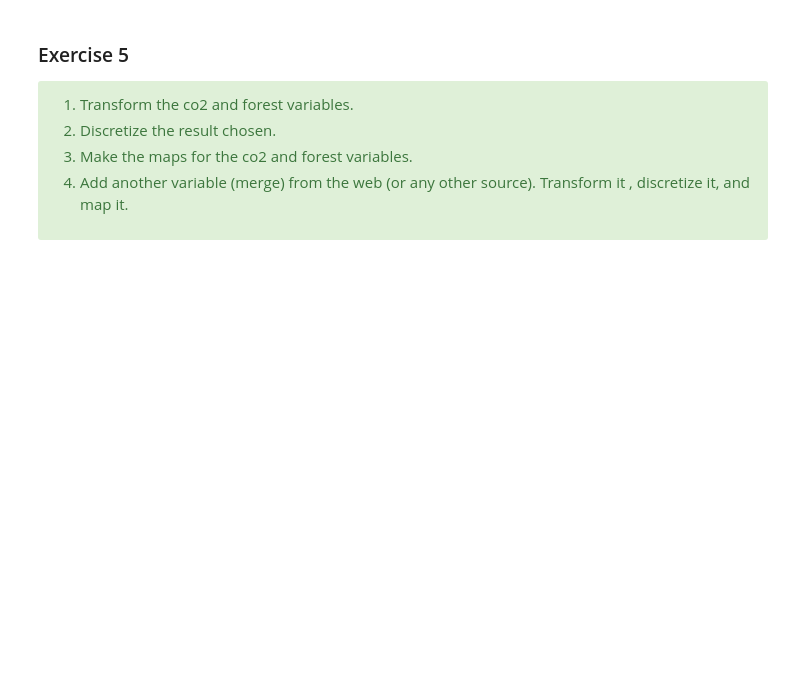
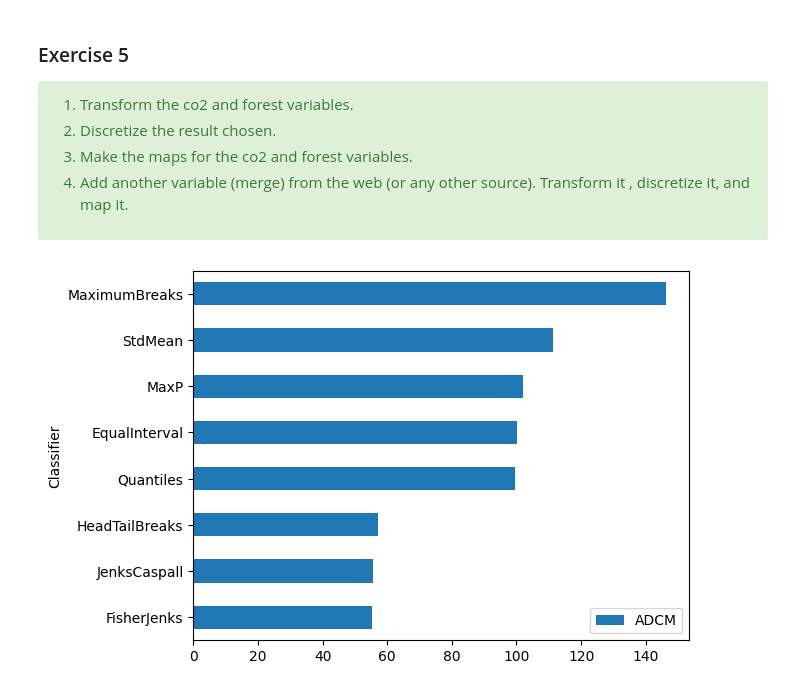
Before and after one commit to nuriacasana/introgeodf, a Jupyter notebook: index.ipynb, the cells around one changed output. Drawn from its saved outputs; the diff is of its cells as text; code cells hidden in the pictures; blank space fills up the shorter version.

```diff
--- a/index.ipynb
+++ b/index.ipynb
@@ -1254,3 +1311,91 @@ theMapAndData.to_file(os.path.join("maps","worldMaps.gpkg"), layer='indicators',
 
 
 </div>
+# %%
+# prompt: Transform the co2 and forest variables por partes
+
+import pandas as pd
+import matplotlib.pyplot as plt
+import numpy as np
+# Let's apply the same transformation and discretization to the 'ForestRev_gdp' variable
+theVar_forest = theMapAndData.ForestRev_gdp
+
+# same interval width, easy interpretation
+ei5_forest = mapclassify.EqualInterval(theVar_forest, k=K)
+# same interval width based on standard deviation, easy - but not as the previous one, poor when high skewness
+msd_forest = mapclassify.StdMean(theVar_forest)
+# interval width varies, counts per interval are close, not easy to grasp, repeated values complicate cuts
+q5_forest = mapclassify.Quantiles(theVar_forest,k=K)
+
+# based on similarity, good for multimodal data
+mb5_forest = mapclassify.MaximumBreaks(theVar_forest, k=K)
+# based on similarity, good for skewed data
+ht_forest = mapclassify.HeadTailBreaks(theVar_forest) # no K needed
+# based on similarity, optimizer
+fj5_forest = mapclassify.FisherJenks(theVar_forest, k=K)
+# based on similarity, optimizer
+jc5_forest = mapclassify.JenksCaspall(theVar_forest, k=K)
+# based on similarity, optimizer
+mp5_forest = mapclassify.MaxP(theVar_forest, k=K)
+
+class5_forest = ei5_forest, msd_forest, q5_forest, mb5_forest, ht_forest, fj5_forest, jc5_forest, mp5_forest
+
+# Collect ADCM for each classifier
+fits_forest = np.array([ c.adcm for c in class5_forest])
+# Convert ADCM scores to a DataFrame
+adcms_forest = pd.DataFrame(fits_forest)
+# Add classifier names
+adcms_forest['classifier'] = [c.name for c in class5_forest]
+# Add column names to the ADCM
+adcms_forest.columns = ['ADCM', 'Classifier']
+
+# Now, plot the **adcms** for forest variable:
+adcms_forest.sort_values('ADCM').plot.barh(x='Classifier')
+
+# Let's save the best strategy for forest variable (assuming JenksCaspall is still the best based on visual inspection of ADCM bar chart)
+theMapAndData['ForestRev_gdp_jc5'] = jc5_forest.yb
+
+# renaming for forest
+newLabelsForLevels_forest={0:"0_VERY_HIGH", 1:"1_HIGH", 2:"2_MEDIUM", 3:"3_LOW", 4:"4_VERY_LOW"}
+theMapAndData['ForestRev_gdp_jc5_cat']=theMapAndData.loc[:,'ForestRev_gdp_jc5'].replace(newLabelsForLevels_forest)
+
+# Map for co2 variable (already done, just repeating for completeness of the task)
+f, ax = plt.subplots(1, figsize=(10, 10))
+theMapAndData.plot(column='co2_Qt_jc5_cat', # variable to plot
+                   cmap='viridis', # set of colors
+                   categorical=True, # can be interpreted as category
+                   edgecolor='white', # border color
+                   linewidth=0., # width of border
+                   alpha=1, # level of transparency (0 is invisible)
+                   legend=True, # need a legend?
+                   # location of legend: 'best', 'upper right', 'upper left', 'lower left',
+                   # 'lower right', 'right', 'center left', 'center right',
+                   # 'lower center', 'upper center', 'center'
+                   legend_kwds={'loc':"lower left"},
+        ax=ax
+       )
+ax.set_title('CO2 Emissions (Quantile Transformed and Jenks Caspall Classified)')
+ax.set_axis_off()
+plt.show()
+
+
+# Map for ForestRev_gdp variable
+f, ax = plt.subplots(1, figsize=(10, 10))
+theMapAndData.plot(column='ForestRev_gdp_jc5_cat', # variable to plot
+                   cmap='viridis', # set of colors
+                   categorical=True, # can be interpreted as category
+                   edgecolor='white', # border color
+                   linewidth=0., # width of border
+                   alpha=1, # level of transparency (0 is invisible)
+                   legend=True, # need a legend?
+                   # location of legend: 'best', 'upper right', 'upper left', 'lower left',
+                   # 'lower right', 'right', 'center left', 'center right',
+                   # 'lower center', 'upper center', 'center'
+                   legend_kwds={'loc':"lower left"},
+        ax=ax
+       )
+ax.set_title('Forest Revenue as % of GDP (Quantile Transformed and Jenks Caspall Classified)')
+ax.set_axis_off()
+plt.show()
+# %% [output]
+[figure, added]
```
Also changed, not shown: parts of 12 cells of this notebook.
